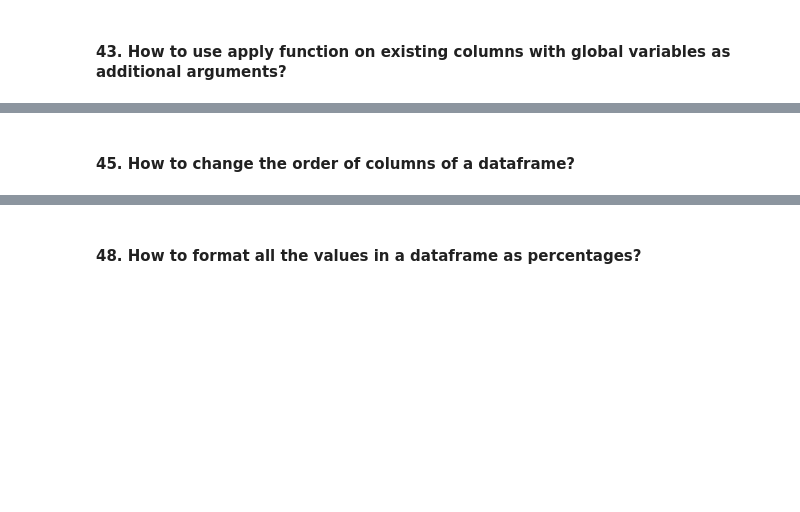
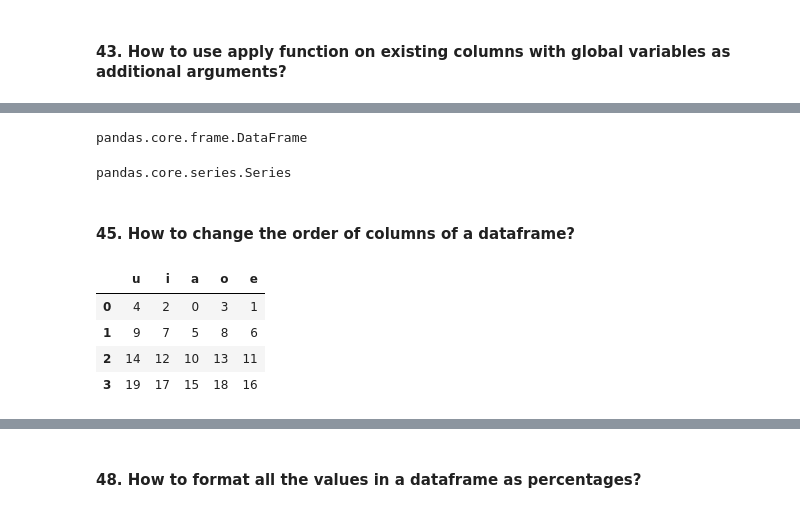
Before and after one commit to caiquemiranda/-pandas-exercises, a Jupyter notebook: 41-60.ipynb, the cells around one changed output, grey strips where cells are left out. Saved outputs shown, nothing was run; the diff lists cells and outputs as text; code cells hidden in the pictures; blank space fills up the shorter version.

```diff
--- a/41-60.ipynb
+++ b/41-60.ipynb
@@ -46,3 +50,28 @@ type(df.iloc[:, 1])
+# %%
+rnd = pd.DataFrame(np.arange(20).reshape(-1, 5),
+                  columns = list('aeiou'))
+# %%
+type(rnd[['a']])
+type(rnd.loc[:, ['a']])
+type(rnd.iloc[:, [0]])
+# %% [output]
+pandas.core.frame.DataFrame
+# %%
+type(rnd.a)
+type(rnd['a'])
+type(rnd.loc[:, 'a'])
+type(rnd.iloc[:, 1])
+# %% [output]
+pandas.core.series.Series
 # %% [markdown]
 #### 45. How to change the order of columns of a dataframe?
+# %%
+# 01
+rnd[list('uiaoe')]
+# %% [output]
+|  | u | i | a | o | e |
+| 0 | 4 | 2 | 0 | 3 | 1 |
+| 1 | 9 | 7 | 5 | 8 | 6 |
+| 2 | 14 | 12 | 10 | 13 | 11 |
+| 3 | 19 | 17 | 15 | 18 | 16 |
 # %%
```
Also changed, not shown: parts of 61 cells of this notebook, 3 other files.
